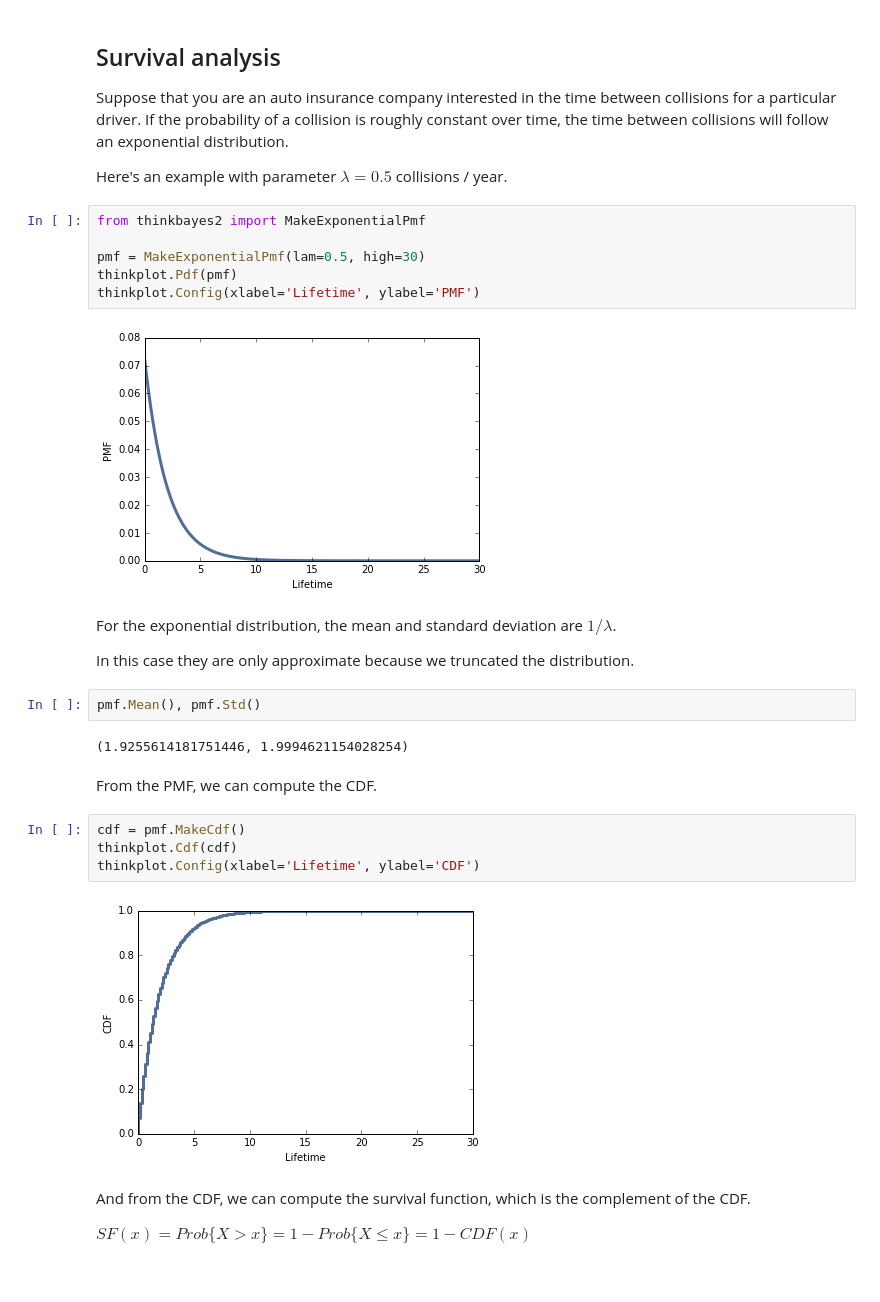
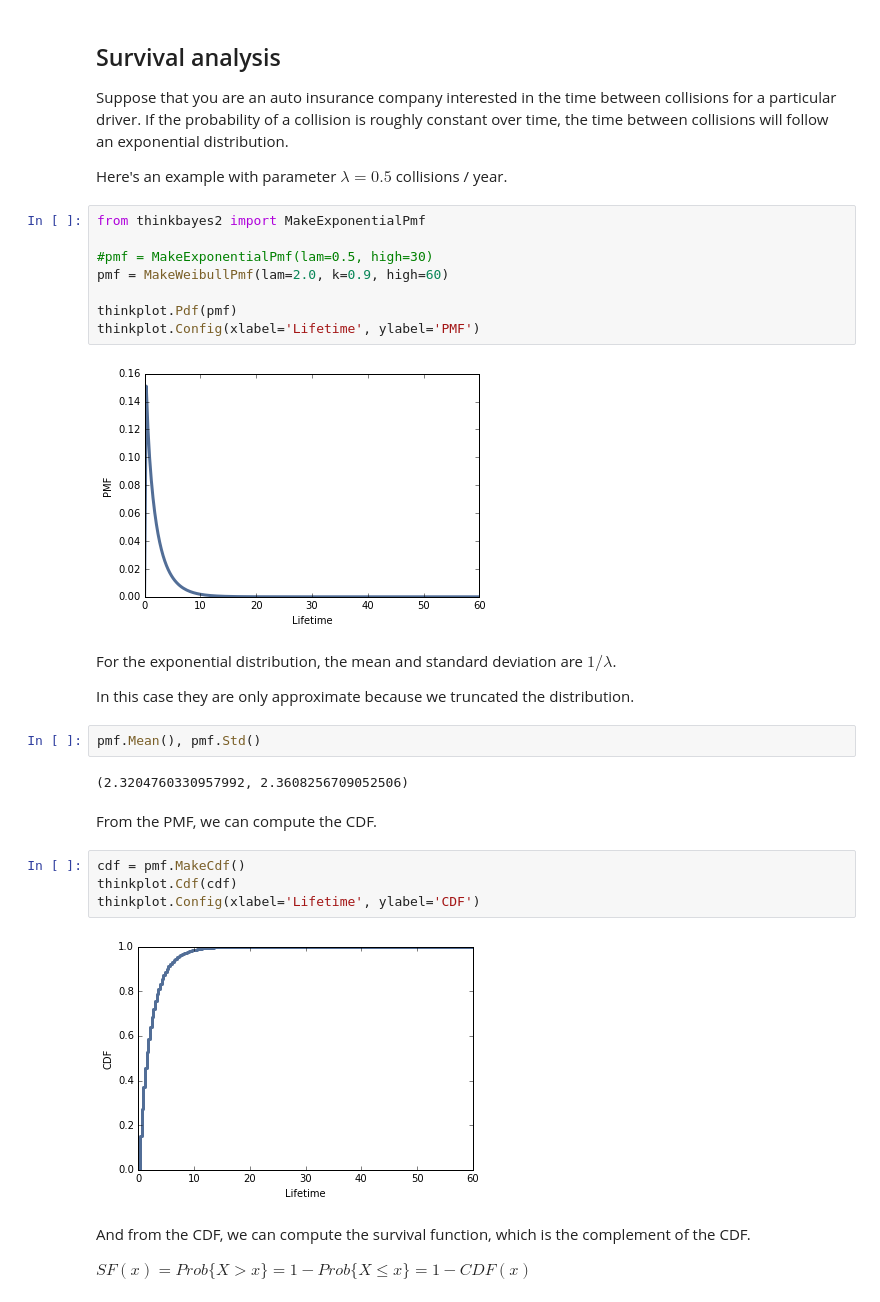
Before and after one commit to AllenDowney/ProbablyOverthinkingIt, a Jupyter notebook: survival.ipynb, the cells around one changed output. Drawn from its saved outputs; the diff is of its cells as text.

```diff
--- a/survival.ipynb
+++ b/survival.ipynb
@@ -26,11 +26,13 @@ Here's an example with parameter $\lambda = 0.5$ collisions / year.
 # %%
 from thinkbayes2 import MakeExponentialPmf
 
-pmf = MakeExponentialPmf(lam=0.5, high=30)
+#pmf = MakeExponentialPmf(lam=0.5, high=30)
+pmf = MakeWeibullPmf(lam=2.0, k=0.9, high=60)
+
 thinkplot.Pdf(pmf)
 thinkplot.Config(xlabel='Lifetime', ylabel='PMF')
 # %% [output]
-[figure, old version]
+[figure, new version]
 # %% [markdown]
 For the exponential distribution, the mean and standard deviation are $1/\lambda$.
 
@@ -38,7 +40,7 @@ In this case they are only approximate because we truncated the distribution.
 # %%
 pmf.Mean(), pmf.Std()
 # %% [output]
-(1.9255614181751446, 1.9994621154028254)
+(2.3204760330957992, 2.3608256709052506)
 # %% [markdown]
 From the PMF, we can compute the CDF.
 # %%
@@ -46,7 +48,7 @@ cdf = pmf.MakeCdf()
 thinkplot.Cdf(cdf)
 thinkplot.Config(xlabel='Lifetime', ylabel='CDF')
 # %% [output]
-[figure, old version]
+[figure, new version]
 # %% [markdown]
 And from the CDF, we can compute the survival function, which is the complement of the CDF.
 
```
Also changed, not shown: parts of 22 cells of this notebook, 3 other files.
